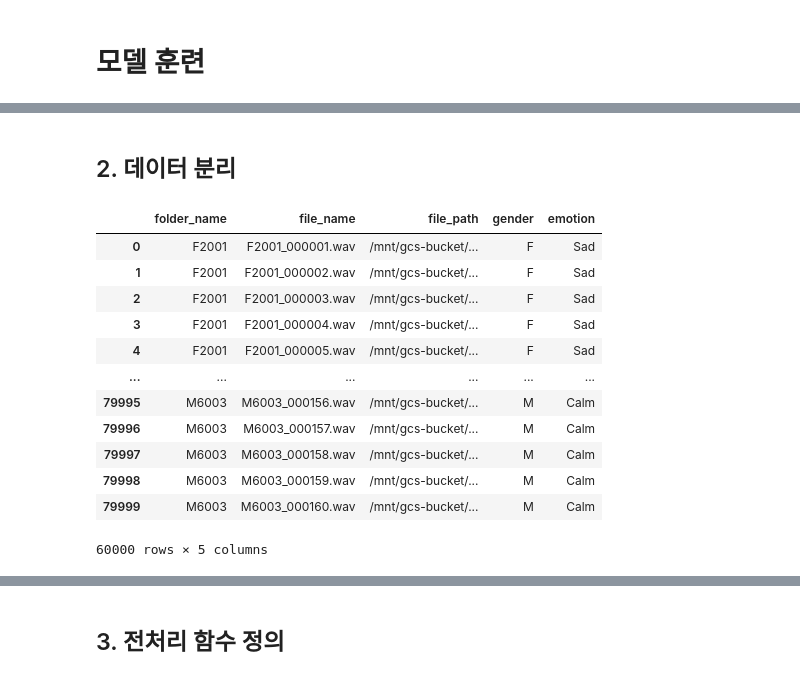
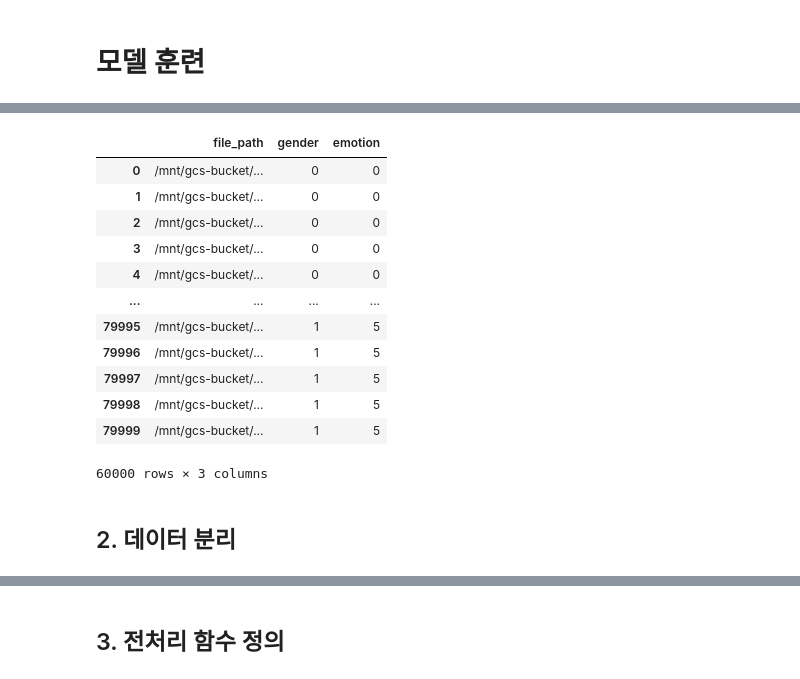
Before and after one commit to songseogyeong/project-deep_learning, a Jupyter notebook: 04_Emotion_Sound_Deep_Learning_Project/1Cycle.ipynb, the cells around one changed output, grey strips where cells are left out. Saved outputs shown, nothing was run; the diff lists cells and outputs as text; code cells hidden in the pictures.

```diff
--- a/04_Emotion_Sound_Deep_Learning_Project/1Cycle.ipynb
+++ b/04_Emotion_Sound_Deep_Learning_Project/1Cycle.ipynb
@@ -599,3 +652,20 @@ You should probably TRAIN this model on a down-stream task to be able to use it
+# %%
+labeling_label_df = labeling_label_df[['file_path', 'gender', 'emotion']]
+labeling_label_df
+# %% [output]
+|  | file_path | gender | emotion |
+| 0 | /mnt/gcs-bucket/... | 0 | 0 |
+| 1 | /mnt/gcs-bucket/... | 0 | 0 |
+| 2 | /mnt/gcs-bucket/... | 0 | 0 |
+| 3 | /mnt/gcs-bucket/... | 0 | 0 |
+| 4 | /mnt/gcs-bucket/... | 0 | 0 |
+| ... | ... | ... | ... |
+| 79995 | /mnt/gcs-bucket/... | 1 | 5 |
+| 79996 | /mnt/gcs-bucket/... | 1 | 5 |
+| 79997 | /mnt/gcs-bucket/... | 1 | 5 |
+| 79998 | /mnt/gcs-bucket/... | 1 | 5 |
+| 79999 | /mnt/gcs-bucket/... | 1 | 5 |
+60000 rows × 3 columns
 # %% [markdown]
 ## 2. 데이터 분리
 # %%
@@ -603,17 +673 @@ from sklearn.model_selection import train_test_split
-# %%
-labeling_df
-# %% [output]
-|  | folder_name | file_name | file_path | gender | emotion |
-| 0 | F2001 | F2001_000001.wav | /mnt/gcs-bucket/... | F | Sad |
-| 1 | F2001 | F2001_000002.wav | /mnt/gcs-bucket/... | F | Sad |
-| 2 | F2001 | F2001_000003.wav | /mnt/gcs-bucket/... | F | Sad |
-| 3 | F2001 | F2001_000004.wav | /mnt/gcs-bucket/... | F | Sad |
-| 4 | F2001 | F2001_000005.wav | /mnt/gcs-bucket/... | F | Sad |
-| ... | ... | ... | ... | ... | ... |
-| 79995 | M6003 | M6003_000156.wav | /mnt/gcs-bucket/... | M | Calm |
-| 79996 | M6003 | M6003_000157.wav | /mnt/gcs-bucket/... | M | Calm |
-| 79997 | M6003 | M6003_000158.wav | /mnt/gcs-bucket/... | M | Calm |
-| 79998 | M6003 | M6003_000159.wav | /mnt/gcs-bucket/... | M | Calm |
-| 79999 | M6003 | M6003_000160.wav | /mnt/gcs-bucket/... | M | Calm |
-60000 rows × 5 columns
 # %%
```
Also changed, not shown: parts of 77 cells of this notebook.
